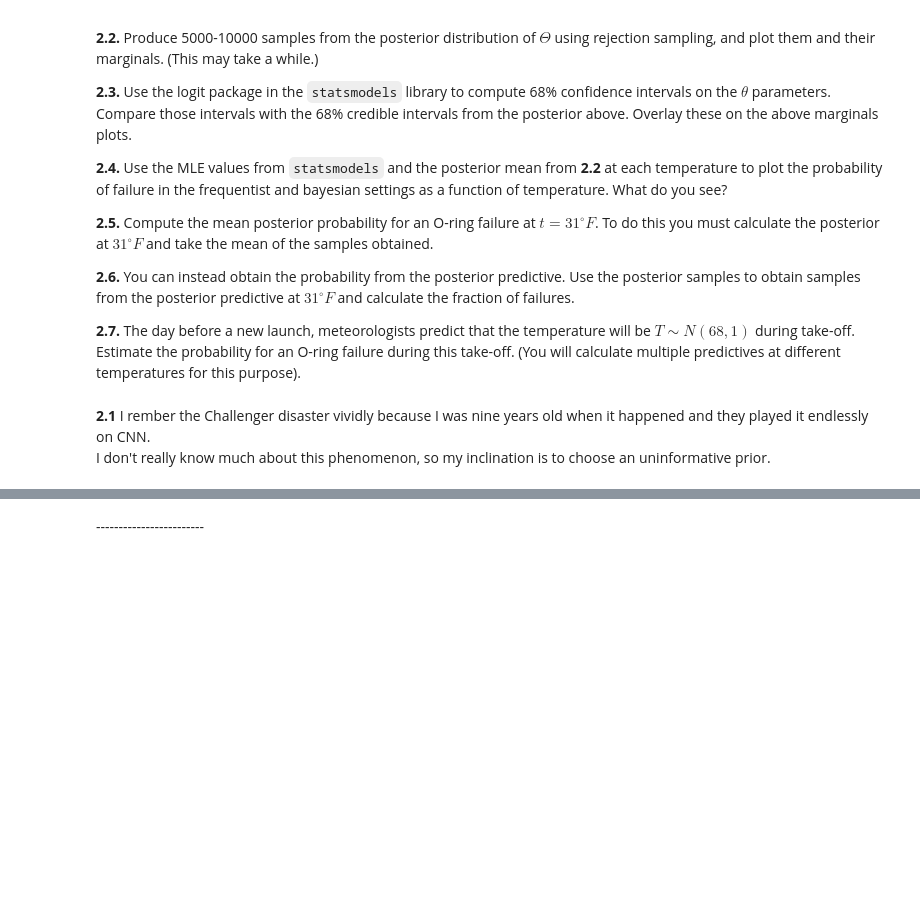
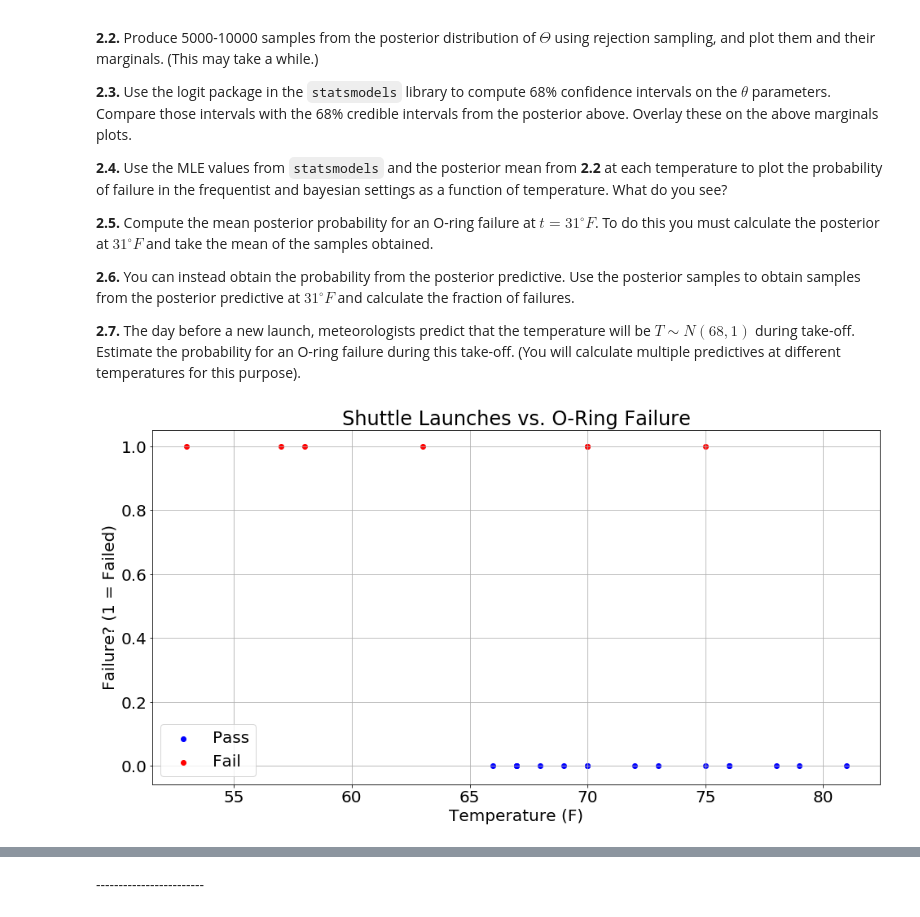
Before and after one commit to IACS-AM-207-Braavos/AM-207, a Jupyter notebook: hw5/AM207_HW5_MSE.ipynb, the cells around one changed output, grey strips where cells are left out. Cells and saved outputs as stored; diff of their text form; code cells hidden in the pictures; blank space fills up the shorter version.

Commit message:
problem 2 in progress in challenger.py

```diff
--- a/hw5/AM207_HW5_MSE.ipynb
+++ b/hw5/AM207_HW5_MSE.ipynb
@@ -286,6 +286,25 @@ $f(\v{z})$ is defined to be the logistic function -- $f(\v{ z }) = 1/(1 + \exp(\
 **2.6.** You can instead obtain the probability from the posterior predictive. Use the posterior samples to obtain samples from the posterior predictive at $31^\circ F$ and calculate the fraction of failures.
 
 **2.7.** The day before a new launch, meteorologists predict that the temperature will be $T \sim N(68, 1)$ during take-off. Estimate the probability for an O-ring failure during this take-off. (You will calculate multiple predictives at different temperatures for this purpose).
-# %% [markdown]
-**2.1** I rember the Challenger disaster vividly because I was nine years old when it happened and they played it endlessly on CNN.
-I don't really know much about this phenomenon, so my inclination is to choose an uninformative prior.
+# %%
+# 2. Visualize the data
+# Download the file into a DataFrame
+df = pd.read_csv('chall.txt', names=['temp', 'fail'], delim_whitespace=True, index_col=False)
+# Alias into local variables
+temp = df.temp.values
+fail = df.fail.values
+temp_pass = df[df.fail==0]['temp'].values
+temp_fail = df[df.fail==1]['temp'].values
+
+# Plot summary of data
+fig, ax = plt.subplots()
+fig.set_size_inches([16, 8])
+ax.set_title('Shuttle Launches vs. O-Ring Failure')
+ax.set_xlabel('Temperature (F)')
+ax.set_ylabel('Failure? (1 = Failed)')
+ax.scatter(temp_pass, np.zeros_like(temp_pass), label='Pass', color='b')
+ax.scatter(temp_fail, np.ones_like(temp_fail), label='Fail', color='r')
+ax.legend(loc='lower left')
+ax.grid()
+# %% [output]
+[figure, added]
```
Also changed, not shown: parts of 8 cells of this notebook, 2 other files.
